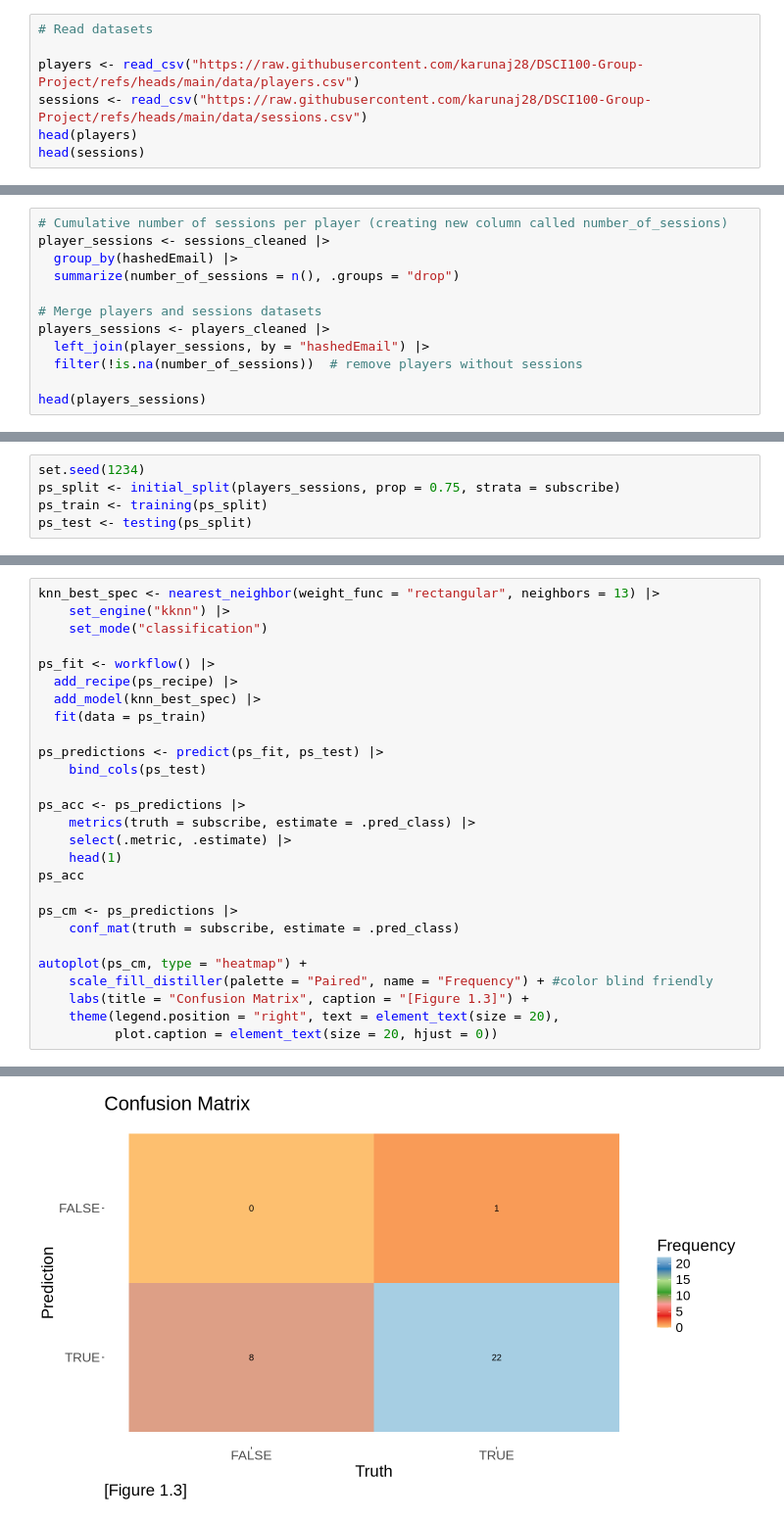
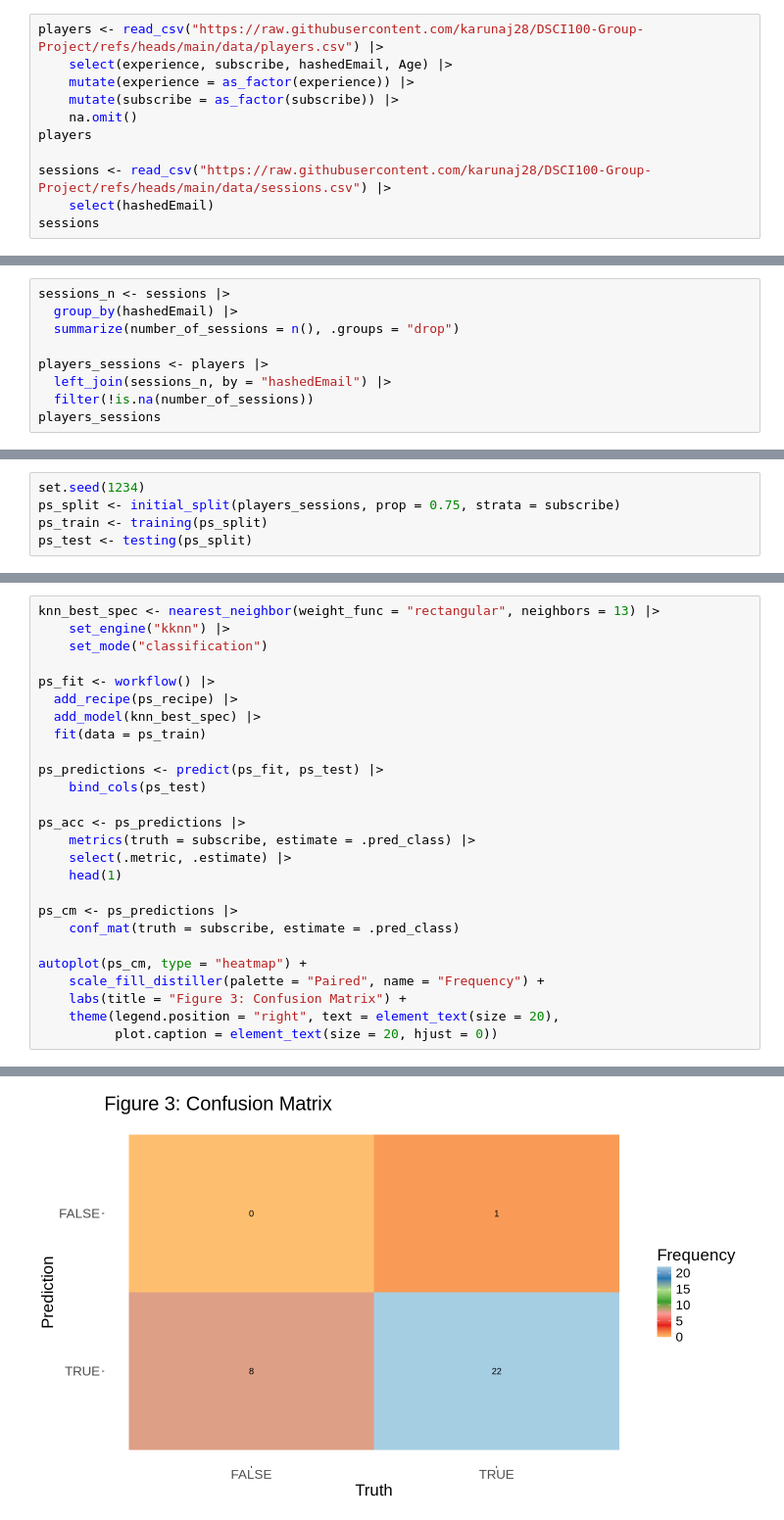
Before and after one commit to karunaj28/DSCI100-Group-Project, a Jupyter notebook: group-final.ipynb, the cells around one changed output, grey strips where cells are left out. Shown at 98% size. Cells and saved outputs as stored; diff of their text form.

```diff
--- a/group-final.ipynb
+++ b/group-final.ipynb
@@ -55,10 +70,14 @@ We read the datasets via raw files on Github.
 # %%
-# Read datasets
+players <- read_csv("https://raw.githubusercontent.com/karunaj28/DSCI100-Group-Project/refs/heads/main/data/players.csv") |>
+    select(experience, subscribe, hashedEmail, Age) |>
+    mutate(experience = as_factor(experience)) |>
+    mutate(subscribe = as_factor(subscribe)) |>
+    na.omit()
+players
 
-players <- read_csv("https://raw.githubusercontent.com/karunaj28/DSCI100-Group-Project/refs/heads/main/data/players.csv")
-sessions <- read_csv("https://raw.githubusercontent.com/karunaj28/DSCI100-Group-Project/refs/heads/main/data/sessions.csv")
-head(players)
-head(sessions)
+sessions <- read_csv("https://raw.githubusercontent.com/karunaj28/DSCI100-Group-Project/refs/heads/main/data/sessions.csv") |>
+    select(hashedEmail)
+sessions
 # %% [output]
 Rows: 196 Columns: 7
 ── Column specification ────────────────────────────────────────────────────────
@@ -171,13 +125,10 @@ A tibble: 6 × 1
 # %%
-# Cumulative number of sessions per player (creating new column called number_of_sessions)
-player_sessions <- sessions_cleaned |>
+sessions_n <- sessions |>
   group_by(hashedEmail) |>
   summarize(number_of_sessions = n(), .groups = "drop")
 
-# Merge players and sessions datasets
-players_sessions <- players_cleaned |>
-  left_join(player_sessions, by = "hashedEmail") |>
-  filter(!is.na(number_of_sessions))  # remove players without sessions
-
-head(players_sessions)
+players_sessions <- players |>
+  left_join(sessions_n, by = "hashedEmail") |>
+  filter(!is.na(number_of_sessions))
+players_sessions
 # %% [output]
@@ -372,14 +341,13 @@ ps_acc <- ps_predictions |>
     metrics(truth = subscribe, estimate = .pred_class) |>
     select(.metric, .estimate) |>
     head(1)
-ps_acc
 
 ps_cm <- ps_predictions |>
     conf_mat(truth = subscribe, estimate = .pred_class)
 
 autoplot(ps_cm, type = "heatmap") +
-    scale_fill_distiller(palette = "Paired", name = "Frequency") + #color blind friendly
-    labs(title = "Confusion Matrix", caption = "[Figure 1.3]") +
+    scale_fill_distiller(palette = "Paired", name = "Frequency") +
+    labs(title = "Figure 3: Confusion Matrix") +
     theme(legend.position = "right", text = element_text(size = 20),
           plot.caption = element_text(size = 20, hjust = 0))
 # %% [output]
@@ -392 +356 @@ Adding another scale for fill, which will replace the existing scale.
-[figure, old version]
+[figure, new version]
```
Also changed, not shown: parts of 35 cells of this notebook.
